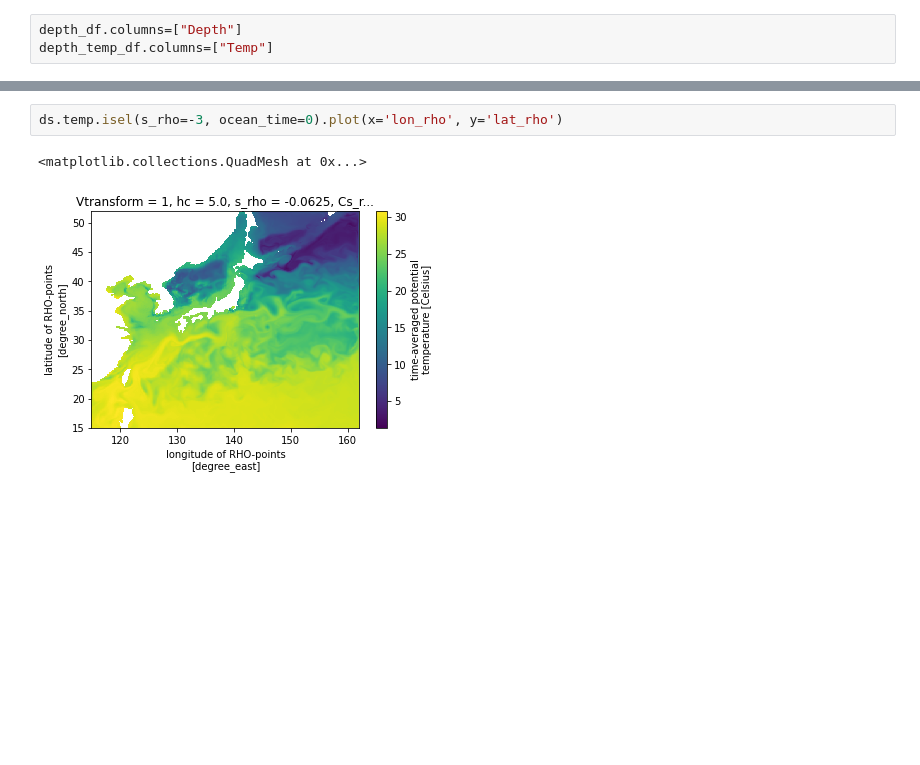
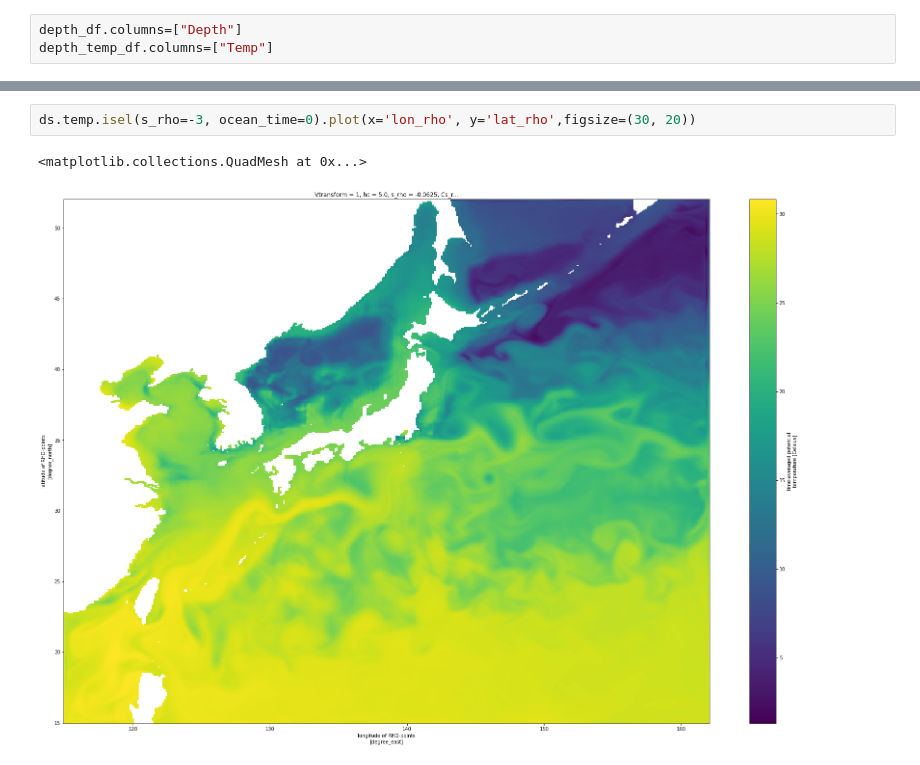
Before and after one commit to kwangwoog/Deep-Ocean, a Jupyter notebook: roms_plot.ipynb, the cells around one changed output, grey strips where cells are left out. Cells and saved outputs as stored; diff of their text form; blank space fills up the shorter version.

```diff
--- a/roms_plot.ipynb
+++ b/roms_plot.ipynb
@@ -239,5 +552,5 @@ plt.ylim([-1000, 1]);
 # %%
-ds.temp.isel(s_rho=-3, ocean_time=0).plot(x='lon_rho', y='lat_rho')
+ds.temp.isel(s_rho=-3, ocean_time=0).plot(x='lon_rho', y='lat_rho',figsize=(30, 20))
 # %% [output]
 <matplotlib.collections.QuadMesh at 0x...>
-[figure, old version]
+[figure, new version]
```
Also changed, not shown: parts of 25 cells of this notebook.
